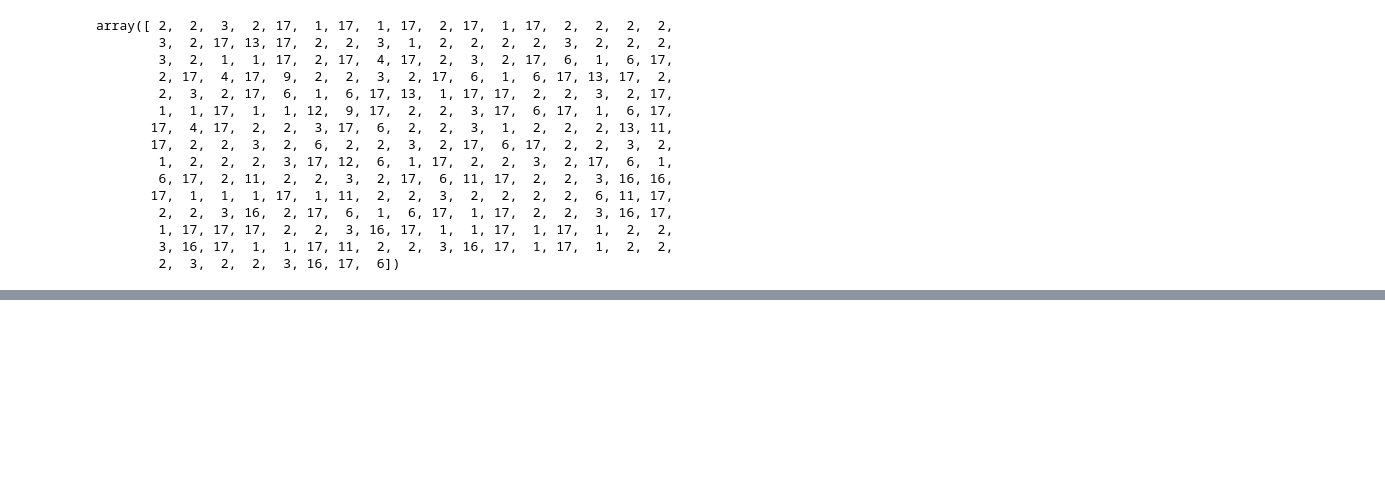
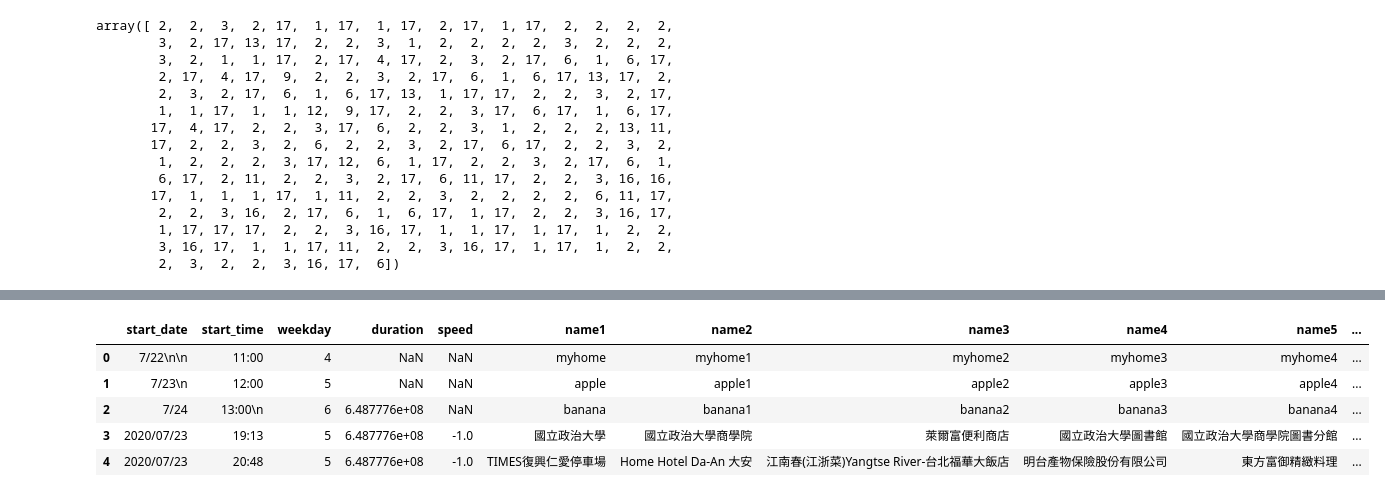
Before and after one commit to yuchieh0130/chchboss, a Jupyter notebook: CategoryPrediction_RandomForest.ipynb, the cells around one changed output, grey strips where cells are left out. Cells and saved outputs as stored; diff of their text form; code cells hidden in the pictures; blank space fills up the shorter version.

```diff
--- a/CategoryPrediction_RandomForest.ipynb
+++ b/CategoryPrediction_RandomForest.ipynb
@@ -171,6 +170,14 @@ location
 # %%
 stopLoc = location.drop(['location_id','longitude','latitude','category2','category3','category4','category5'], 1)
 stopLoc = stopLoc.reset_index(drop=True)
+stopLoc.head()
+# %% [output]
+|  | start_date | start_time | weekday | duration | speed | name1 | name2 | name3 | name4 | name5 | ... |
+| 0 | 7/22\n\n | 11:00 | 4 | NaN | NaN | myhome | myhome1 | myhome2 | myhome3 | myhome4 | ... |
+| 1 | 7/23\n | 12:00 | 5 | NaN | NaN | apple | apple1 | apple2 | apple3 | apple4 | ... |
+| 2 | 7/24 | 13:00\n | 6 | 6.487776e+08 | NaN | banana | banana1 | banana2 | banana3 | banana4 | ... |
+| 3 | 2020/07/23 | 19:13 | 5 | 6.487776e+08 | -1.0 | 國立政治大學 | 國立政治大學商學院 | 萊爾富便利商店 | 國立政治大學圖書館 | 國立政治大學商學院圖書分館 | ... |
+| 4 | 2020/07/23 | 20:48 | 5 | 6.487776e+08 | -1.0 | TIMES復興仁愛停車場 | Home Hotel Da-An 大安 | 江南春(江浙菜)Yangtse River-台北福華大飯店 | 明台產物保險股份有限公司 | 東方富御精緻料理 | ... |
 # %%
 dropList = []
 
```
Also changed, not shown: parts of 3 cells of this notebook, 2 other files.
